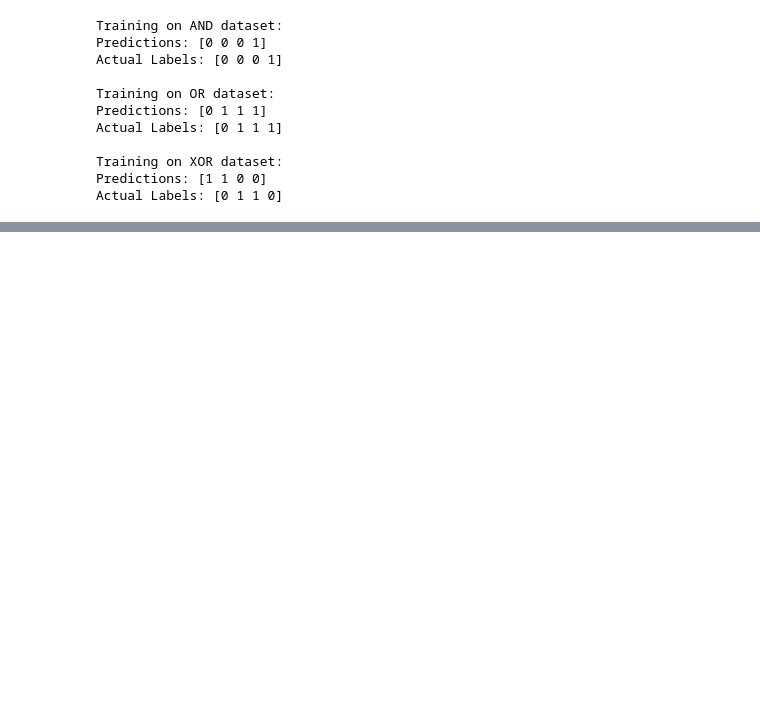
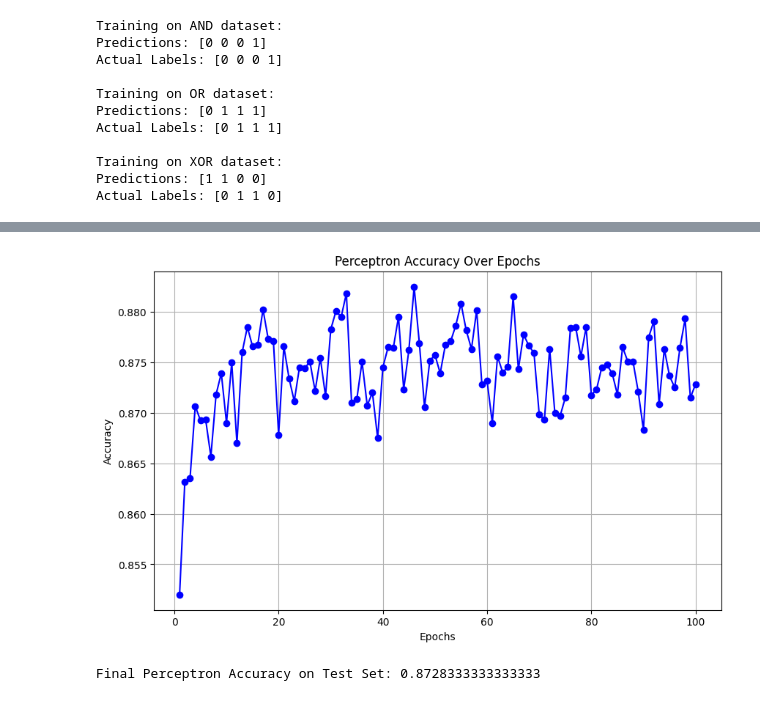
Before and after one commit to Shahi77/DeepLearning_Assignments, a Jupyter notebook: perceptron.ipynb, the cells around one changed output, grey strips where cells are left out. Saved outputs shown, nothing was run; the diff lists cells and outputs as text; code cells hidden in the pictures; blank space fills up the shorter version.

```diff
--- a/perceptron.ipynb
+++ b/perceptron.ipynb
@@ -128,0 +220,36 @@ For non-linearly separable datasets like XOR, the perceptron fails because a sin
+# %%
+X_train, X_test, y_train, y_test = train_test_split(X.reshape(X.shape[0], -1), y, test_size=0.2, random_state=42)
+
+
+scaler = StandardScaler()
+X_train = scaler.fit_transform(X_train)
+X_test = scaler.transform(X_test)
+
+model = Perceptron(max_iter=1, eta0=0.1, warm_start=True)
+
+accuracies = []
+epochs = 100
+
+import warnings
+warnings.filterwarnings("ignore", category=UserWarning, module="sklearn")
+
+for epoch in range(epochs):
+    model.fit(X_train, y_train)
+    y_pred = model.predict(X_test)
+    accuracy = accuracy_score(y_test, y_pred)
+    accuracies.append(accuracy)
+
+
+plt.figure(figsize=(10, 6))
+plt.plot(range(1, epochs+1), accuracies, marker='o', linestyle='-', color='b')
+plt.title('Perceptron Accuracy Over Epochs')
+plt.xlabel('Epochs')
+plt.ylabel('Accuracy')
+plt.grid(True)
+plt.show()
+
+
+print("Final Perceptron Accuracy on Test Set:", accuracies[-1])
+# %% [output]
+[figure, added]
+Final Perceptron Accuracy on Test Set: 0.8728333333333333
```
Also changed, not shown: parts of 14 cells of this notebook.
